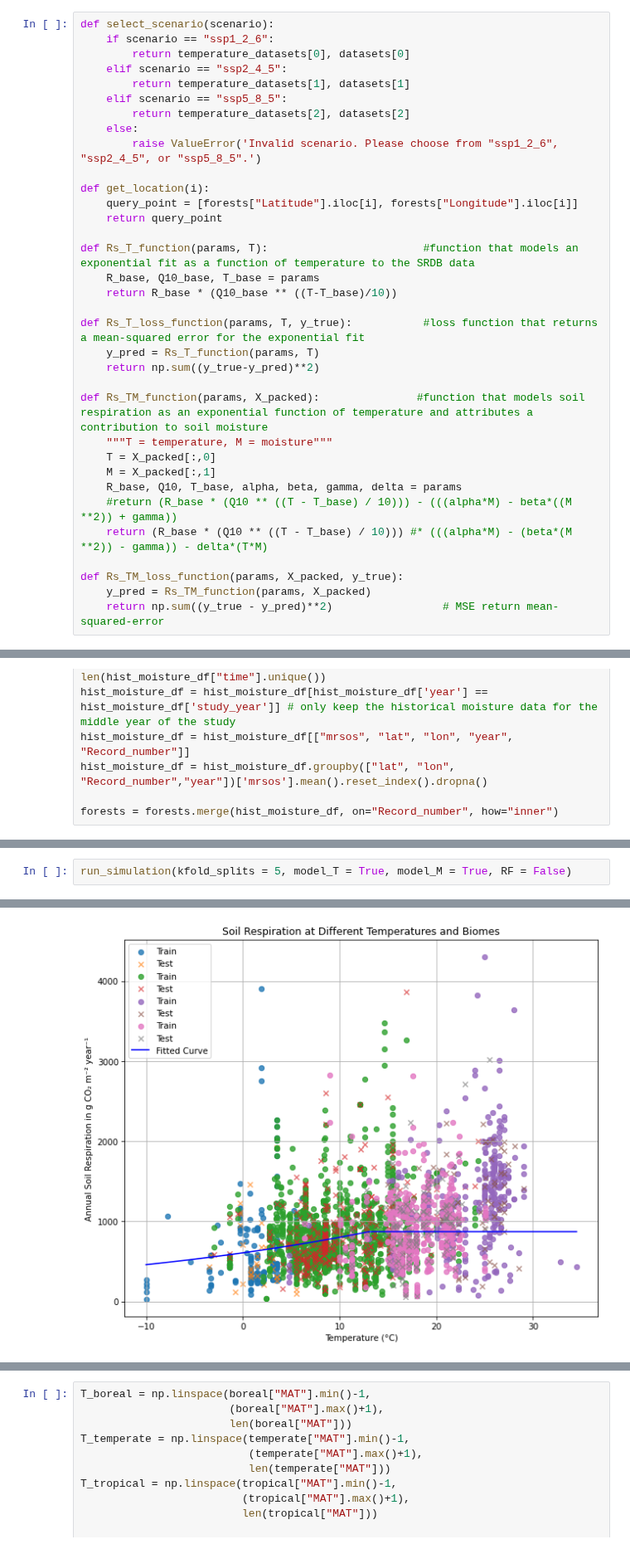
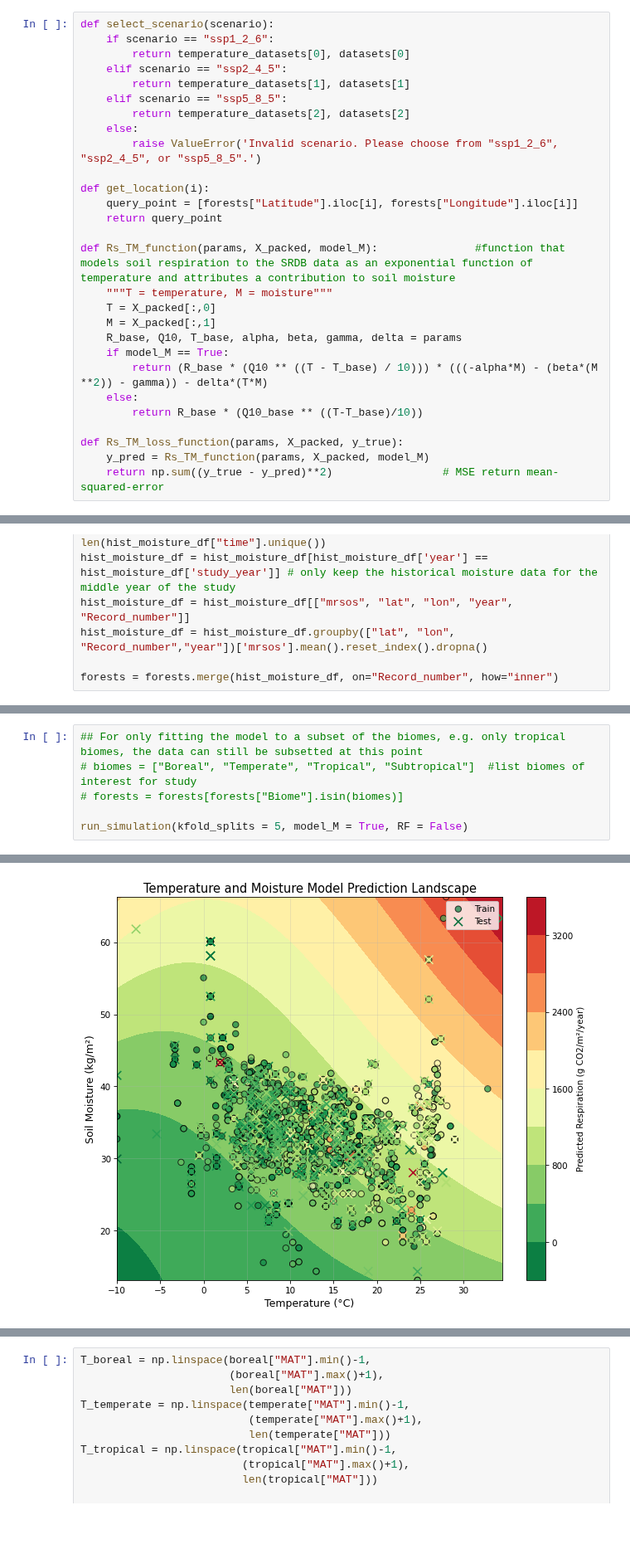
Before and after one commit to vinmk-git/Soil-Respiration-Model, a Jupyter notebook: soilRmodel.ipynb, the cells around one changed output, grey strips where cells are left out. Shown at 83% size. Saved outputs shown, nothing was run; the diff lists cells and outputs as text; blank space fills up the shorter version.

```diff
--- a/soilRmodel.ipynb
+++ b/soilRmodel.ipynb
@@ -68,23 +68,17 @@ def get_location(i):
     query_point = [forests["Latitude"].iloc[i], forests["Longitude"].iloc[i]]
     return query_point
 
-def Rs_T_function(params, T):                        #function that models an exponential fit as a function of temperature to the SRDB data
-    R_base, Q10_base, T_base = params
-    return R_base * (Q10_base ** ((T-T_base)/10))
-
-def Rs_T_loss_function(params, T, y_true):           #loss function that returns a mean-squared error for the exponential fit
-    y_pred = Rs_T_function(params, T)
-    return np.sum((y_true-y_pred)**2)
-
-def Rs_TM_function(params, X_packed):               #function that models soil respiration as an exponential function of temperature and attributes a contribution to soil moisture
+def Rs_TM_function(params, X_packed, model_M):               #function that models soil respiration to the SRDB data as an exponential function of temperature and attributes a contribution to soil moisture
     """T = temperature, M = moisture"""
     T = X_packed[:,0]
     M = X_packed[:,1]
     R_base, Q10, T_base, alpha, beta, gamma, delta = params
-    #return (R_base * (Q10 ** ((T - T_base) / 10))) - (((alpha*M) - beta*((M **2)) + gamma))
-    return (R_base * (Q10 ** ((T - T_base) / 10))) #* (((alpha*M) - (beta*(M **2)) - gamma)) - delta*(T*M)
+    if model_M == True:
+        return (R_base * (Q10 ** ((T - T_base) / 10))) * (((-alpha*M) - (beta*(M **2)) - gamma)) - delta*(T*M)
+    else:
+        return R_base * (Q10_base ** ((T-T_base)/10))
 
 def Rs_TM_loss_function(params, X_packed, y_true):
-    y_pred = Rs_TM_function(params, X_packed)
+    y_pred = Rs_TM_function(params, X_packed, model_M)
     return np.sum((y_true - y_pred)**2)                 # MSE return mean-squared-error
 # %%
@@ -524,4 +590,8 @@ NameError: name 'train_test_split' is not defined
 # %%
-run_simulation(kfold_splits = 5, model_T = True, model_M = True, RF = False)
+## For only fitting the model to a subset of the biomes, e.g. only tropical biomes, the data can still be subsetted at this point
+# biomes = ["Boreal", "Temperate", "Tropical", "Subtropical"]  #list biomes of interest for study
+# forests = forests[forests["Biome"].isin(biomes)]
+
+run_simulation(kfold_splits = 5, model_M = True, RF = False)
 # %% [output]
 Running temperature and moisture model...
@@ -545 +616 @@ The average R squared value was: 0.137
-[figure, old version]
+[figure, new version]
```
Also changed, not shown: parts of 11 cells of this notebook.
